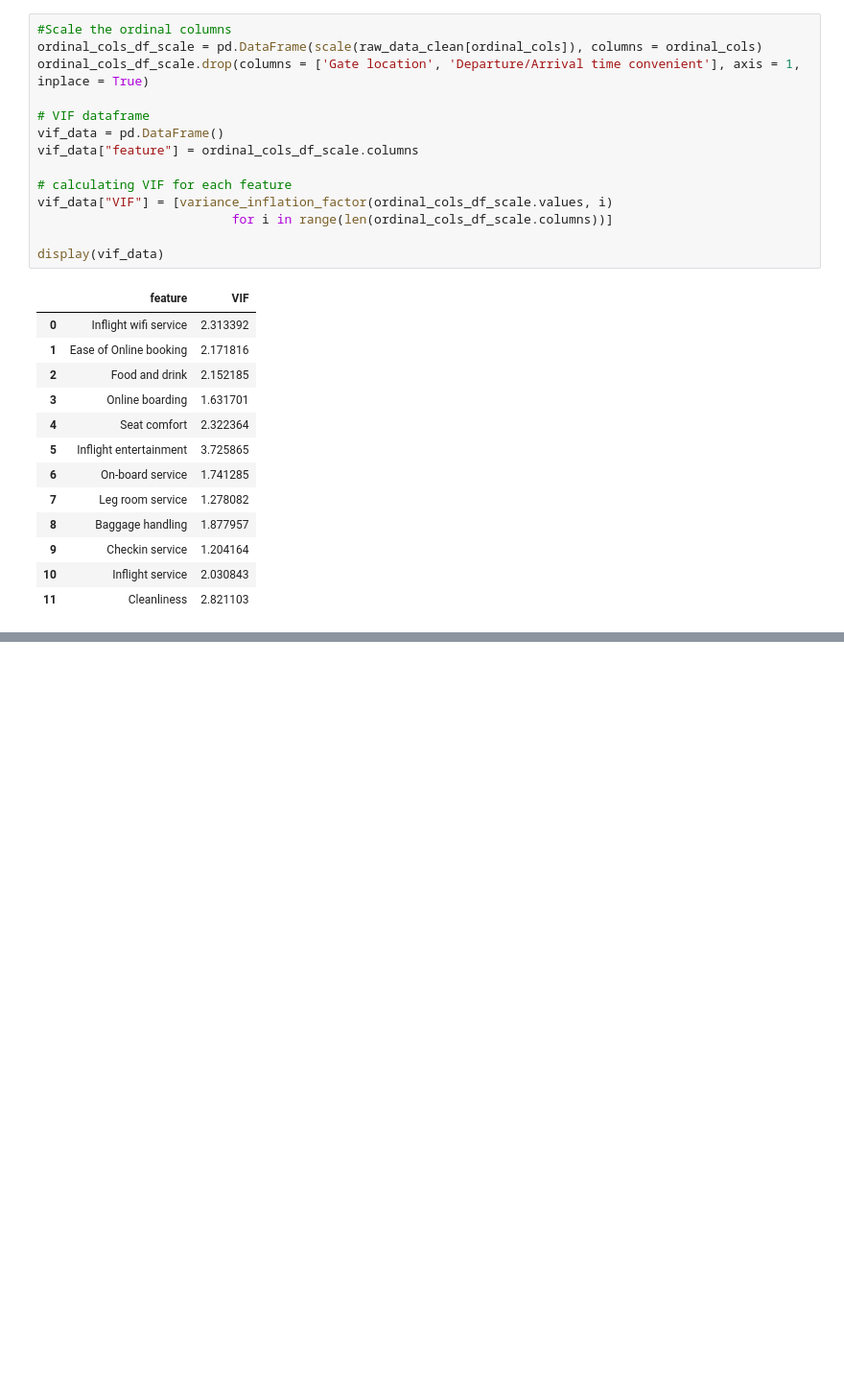
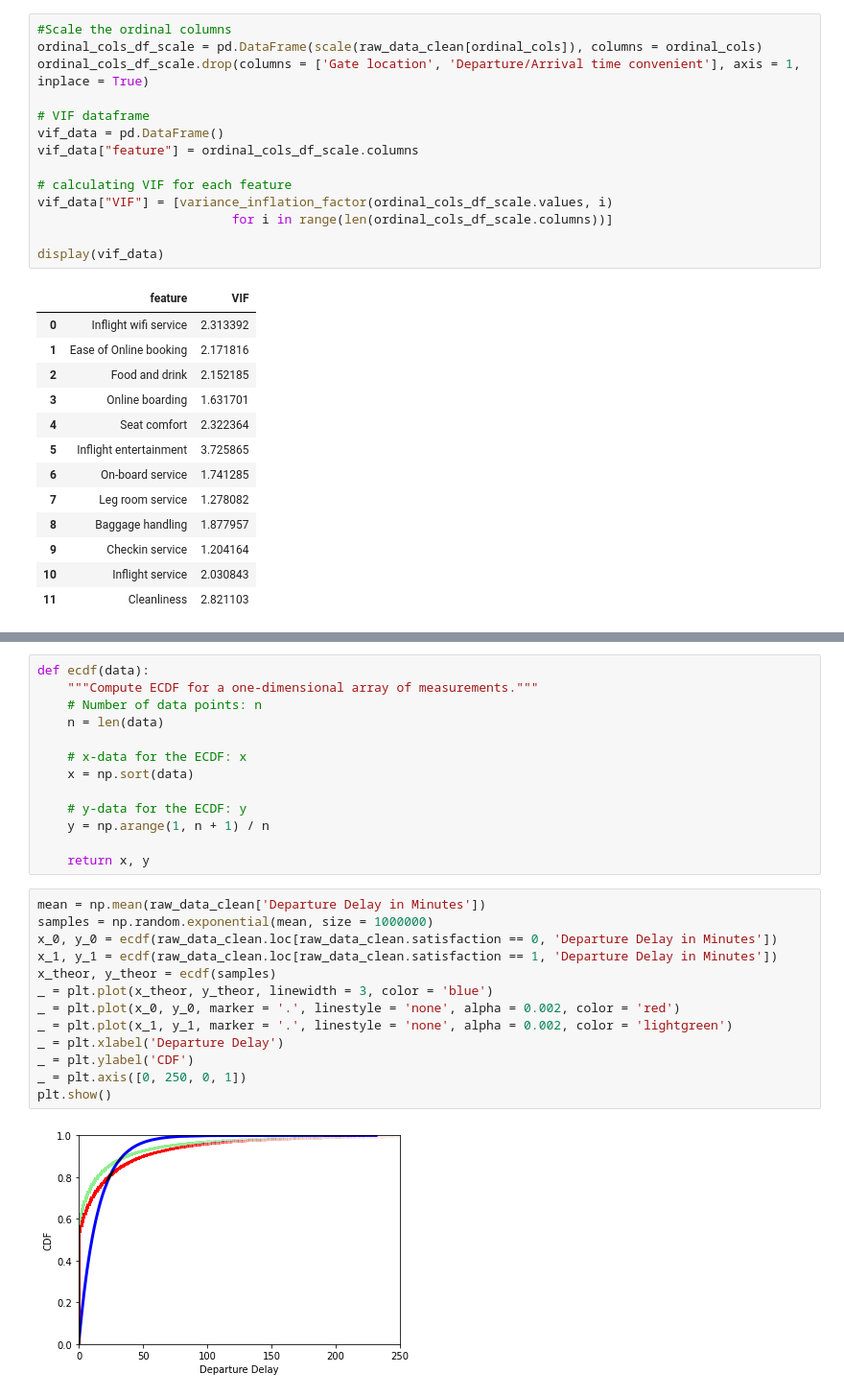
Before and after one commit to neeldeorukhkar/predict_customer_sat, a Jupyter notebook: notebooks/02_EDA.ipynb, the cells around one changed output, grey strips where cells are left out. Shown at 96% size. Drawn from its saved outputs; the diff is of its cells as text; blank space fills up the shorter version.

```diff
--- a/notebooks/02_EDA.ipynb
+++ b/notebooks/02_EDA.ipynb
@@ -236,0 +274,28 @@ Based on the Exploratory Data Analysis of the Ordinal Features, we've reduced th
+# %%
+def ecdf(data):
+    """Compute ECDF for a one-dimensional array of measurements."""
+    # Number of data points: n
+    n = len(data)
+
+    # x-data for the ECDF: x
+    x = np.sort(data)
+
+    # y-data for the ECDF: y
+    y = np.arange(1, n + 1) / n
+
+    return x, y
+# %%
+mean = np.mean(raw_data_clean['Departure Delay in Minutes'])
+samples = np.random.exponential(mean, size = 1000000)
+x_0, y_0 = ecdf(raw_data_clean.loc[raw_data_clean.satisfaction == 0, 'Departure Delay in Minutes'])
+x_1, y_1 = ecdf(raw_data_clean.loc[raw_data_clean.satisfaction == 1, 'Departure Delay in Minutes'])
+x_theor, y_theor = ecdf(samples)
+_ = plt.plot(x_theor, y_theor, linewidth = 3, color = 'blue')
+_ = plt.plot(x_0, y_0, marker = '.', linestyle = 'none', alpha = 0.002, color = 'red')
+_ = plt.plot(x_1, y_1, marker = '.', linestyle = 'none', alpha = 0.002, color = 'lightgreen')
+_ = plt.xlabel('Departure Delay')
+_ = plt.ylabel('CDF')
+_ = plt.axis([0, 250, 0, 1])
+plt.show()
+# %% [output]
+[figure, added]
```
Also changed, not shown: parts of 22 cells of this notebook.
